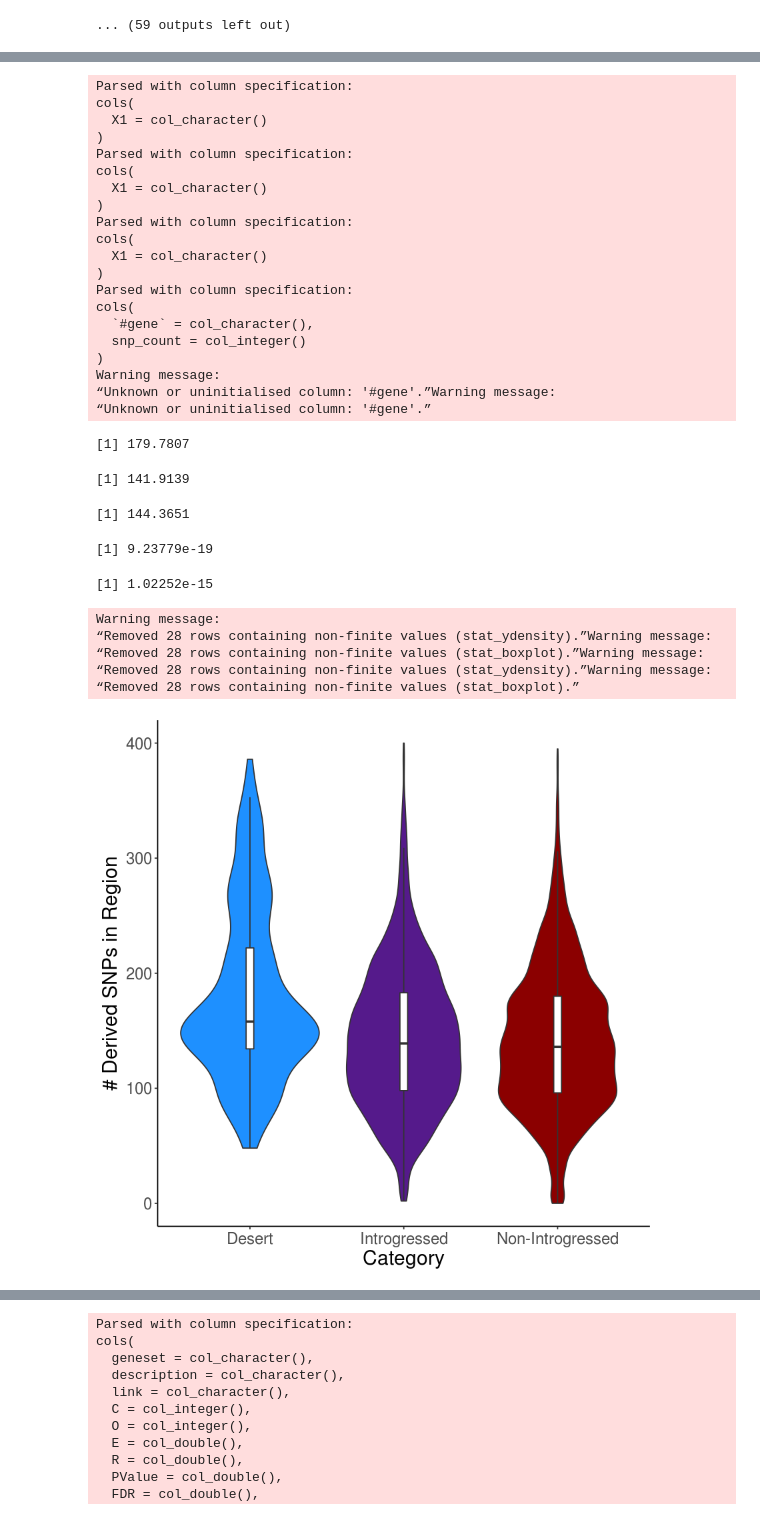
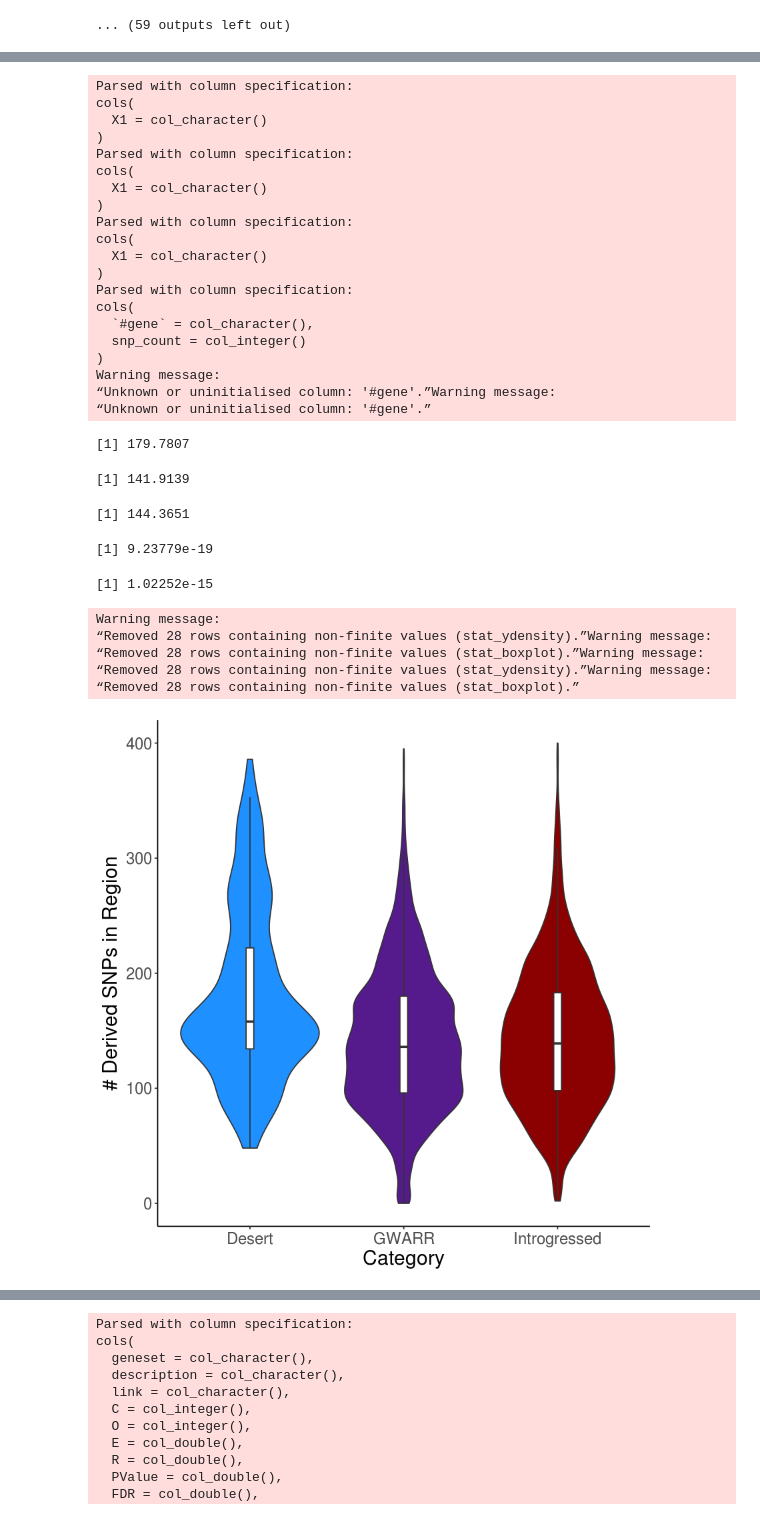
Before and after one commit to colbrall/neanderthal_predixcan_manuscript, a Jupyter notebook: scripts/neanderthal_predixcan_plots.ipynb, the cells around one changed output, grey strips where cells are left out. Cells and saved outputs as stored; diff of their text form; code cells hidden in the pictures.

```diff
--- a/scripts/neanderthal_predixcan_plots.ipynb
+++ b/scripts/neanderthal_predixcan_plots.ipynb
@@ -507,7 +570,7 @@ for (i in 1:nrow(excl_genes)) {
 }
 excl_genes$`#gene` <- excl_genes$X1
 excl_genes$X1 <- NULL
-der_snps$Category <- "Non-Introgressed"
+der_snps$Category <- "GWARR"
 for (i in 1:nrow(der_snps)){
     if (der_snps$`#gene`[i] %in% intro_genes$`#gene`) {
         der_snps$Category[i] <- "Introgressed"
@@ -518,9 +581,9 @@ for (i in 1:nrow(der_snps)){
 #der_snps <- anti_join(der_snps,excl_genes)
 
 mean(der_snps[der_snps$Category == "Desert",]$snp_count)
-mean(der_snps[der_snps$Category == "Non-Introgressed",]$snp_count)
+mean(der_snps[der_snps$Category == "GWARR",]$snp_count)
 mean(der_snps[der_snps$Category == "Introgressed",]$snp_count)
-wilcox.test(der_snps[der_snps$Category == "Desert",]$snp_count,der_snps[der_snps$Category == "Non-Introgressed",]$snp_count)$p.value
+wilcox.test(der_snps[der_snps$Category == "Desert",]$snp_count,der_snps[der_snps$Category == "GWARR",]$snp_count)$p.value
 wilcox.test(der_snps[der_snps$Category == "Desert",]$snp_count,der_snps[der_snps$Category == "Introgressed",]$snp_count)$p.value
 
 ggplot(der_snps,aes(x=Category,y=snp_count,fill=Category)) + geom_violin()+
@@ -531,31 +594,31 @@ ggsave('der_snps.pdf', width=6, height= 4)
 Parsed with column specification:
 cols(
   X1 = col_character()
 )
 Parsed with column specification:
 cols(
   X1 = col_character()
 )
 Parsed with column specification:
 cols(
   X1 = col_character()
 )
 Parsed with column specification:
 cols(
   `#gene` = col_character(),
   snp_count = col_integer()
 )
 Warning message:
 “Unknown or uninitialised column: '#gene'.”Warning message:
 “Unknown or uninitialised column: '#gene'.”
 [1] 179.7807
 [1] 141.9139
 [1] 144.3651
 [1] 9.23779e-19
 [1] 1.02252e-15
 Warning message:
 “Removed 28 rows containing non-finite values (stat_ydensity).”Warning message:
 “Removed 28 rows containing non-finite values (stat_boxplot).”Warning message:
 “Removed 28 rows containing non-finite values (stat_ydensity).”Warning message:
 “Removed 28 rows containing non-finite values (stat_boxplot).”
-[figure, old version]
+[figure, new version]
```
Also changed, not shown: parts of 30 cells of this notebook.
